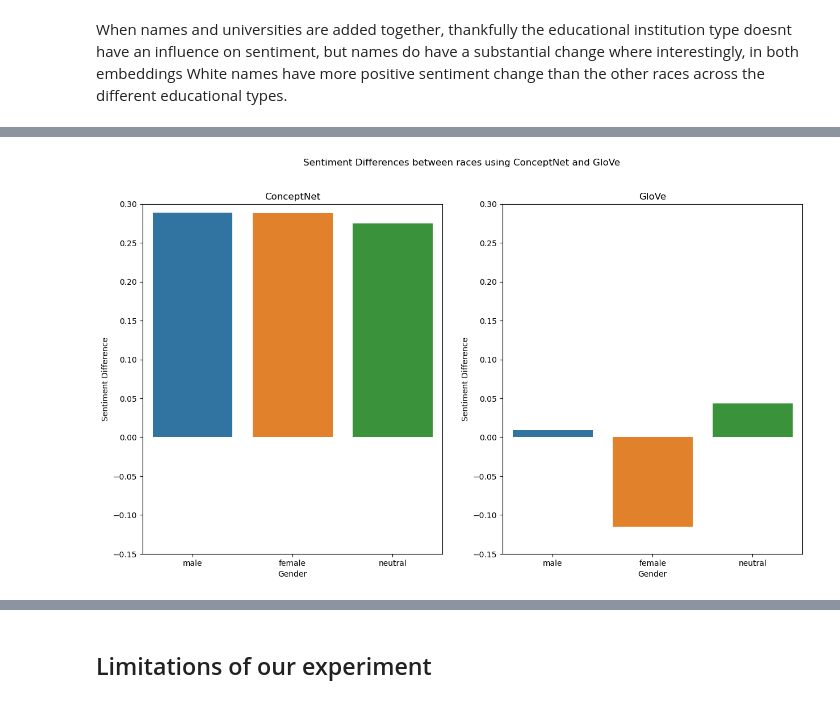
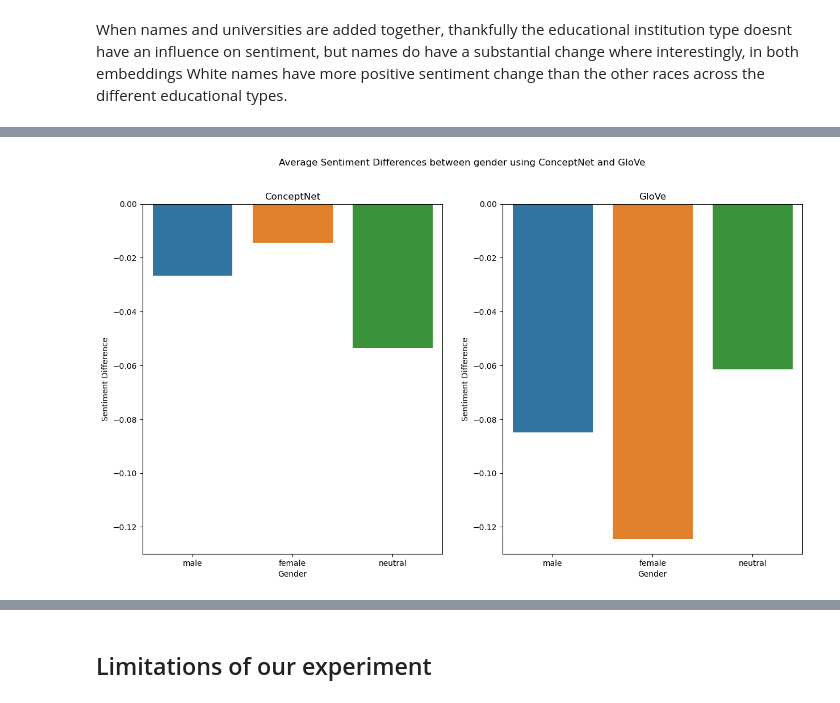
Before and after one commit to lattiric/ML_NN_Final_Proj, a Jupyter notebook: lab_final.ipynb, the cells around one changed output, grey strips where cells are left out. Saved outputs shown, nothing was run; the diff lists cells and outputs as text; code cells hidden in the pictures.

```diff
--- a/lab_final.ipynb
+++ b/lab_final.ipynb
@@ -1202,26 +1186,28 @@ When names and universities are added together, thankfully the educational insti
 # %%
+
+
 male_gender_resume = "I have over 29 years of progressive experience in the electrical, communications, electronics, and telecommunications fields. As Technical Team Lead, he has led major USCG shipboard communications upgrades or shipboard installations on 225' Seagoing Buoy Tenders (WLB), 175' Coastal Buoy Tenders (WLM), and 87' Coastal Patrol Boats (WPB) to mitigate electromagnetic interference (EMI) on these vessels with VHF transceivers and satellite-based GPS systems. He team led the implementation of TCTO 2010 which fielded the VHF antenna relocation to the 225' WLB class and 175' WLM class. He coordinated and was the team leader on the prototype VHF antenna relocation on the 225' WLB class. He was part of the team that designed and developed Relocation and Replacement of CEMT-4265A antennas on the 87' WPB. He also coordinated and team lead the VHF relocation tasking on these classes of USCG vessels. Mr. Roshto was responsible for the scheduling, planning, and performing field implementation of the EMC-EMI Program Support including USCG/USN RADHAZ/EMI control measures. He also provided technical leadership"
-#print(male_gender_resume)
+#male_gender_resume = "During the almost ten (10) years of knowing Bill, he has not only displayed a great talent within the IT organization at Estee Lauder, but has distributed excellent skills and customer service to everyone throughout the company. He is extremely well thought of from every level of management to Senior management. His dedication and diligent to excellence has proven superior time and time again. When called upon he demonstrates top support in a timely and professional manner not to mention that he completes his tasks thoroughly with accuracy never having to be called back again for the same issue. We have been privileged to have such an awesome professional within our organization. I have known Mr. Hale for over a year in academic milieu. During this period I have had the pleasure of being associated with one of the finest people that anyone could ever come in contact with. Williams technical and professional prowess has accorded him the highest regards from his peers. He has a thorough understanding of the job requirements and how to accomplish corporate goals without sacrificing individual creativity."
+#male_gender_resume = "Mr. Tims role as one of three BAs on the team has him conducting user testing and interviews, data gathering, persona development, wireframing, story writing, interface analysis, and being the general usability evangelist. He acts as the NHSN point of contact, keeping the software compliant with evolving CDC requirements. His team produces incremental updates to the code base on a two week sprint cycle and the velocity of his team has increased steadily over the last six months. He developed many tools and applications to aid in the production and testing of the new GUIs. He created a multi-screen interactive Kiosk that was used at numerous tradeshows as a selling tool for the new technologies that he helped develop. He was responsible for all aspects of the UCD process and monitored adherence to the IEC 60601-1-6 usability requirements. He interacted with marketing, the engineering team and clinical contacts to develop personas, workflows, task lists, use cases as well as requirements for the engineering team. He was responsible for design and implementation of clinical testing and analysis software."
 
-female_gender_resume = male_gender_resume.replace(" he ", " she ").replace("He ", "She ").replace(" Mr", " Mrs")
+
+female_gender_resume = male_gender_resume.replace(" he ", " she ").replace("He ", "She ").replace(" Mr", " Mrs").replace(" his ", " her ").replace("His ", "Her ").replace(" him ", " her ").replace("Him ", "Her ")
 #print(female_gender_resume)
 
 #neutral resume
-neutral_gender_resume = male_gender_resume.replace(" he ", " they ").replace("He ", "They ").replace(" Mr", " ")
+neutral_gender_resume = male_gender_resume.replace(" he ", " they ").replace("He ", "They ").replace(" Mr", " ").replace(" his ", " their ").replace("His ", "Their ").replace(" him ", " them ").replace("Him ", "Them ")
 #print(neutral_gender_resume)
 
-no_gender_resume = male_gender_resume.replace(" he ", " ").replace("He ", " ").replace(" Mr", " ")
+no_gender_resume = male_gender_resume.replace(" he ", " ").replace("He ", " ").replace(" Mr", " ").replace(" his ", " ").replace("His ", " ").replace(" him ", " ").replace("Him ", " ")
 #print(no_gender_resume)
-
-gender_dif_df_GL = pd.DataFrame(columns=['Gender_type', 'CN_Sentiment','sent_dif_CN', 'GL_Sentiment', 'sent_dif_GL'])
 
 gender_resumes = []
 gender_resumes.append(male_gender_resume)
 gender_resumes.append(female_gender_resume)
 gender_resumes.append(neutral_gender_resume)
 
-baseline_sent_GL = gloveModelMoreDropout.predict(pad_sequences(tokenizer.texts_to_sequences(no_gender_resume), maxlen=MAX_ART_LEN), verbose=0)
-baseline_sent_CN = conceptNetModelMoreDropout.predict(pad_sequences(tokenizer.texts_to_sequences(no_gender_resume), maxlen=MAX_ART_LEN), verbose=0)
+baseline_sent_GL = gloveModelMoreDropout.predict(pad_sequences(tokenizer.texts_to_sequences([no_gender_resume]), maxlen=MAX_ART_LEN), verbose=0)
+baseline_sent_CN = conceptNetModelMoreDropout.predict(pad_sequences(tokenizer.texts_to_sequences([no_gender_resume]), maxlen=MAX_ART_LEN), verbose=0)
 
 gender_df = pd.DataFrame(columns = ['Gender_assoc', 'ConceptNet_Sentiment', 'Glove_Sentiment', 'CN_Difference_from_Baseline', 'GL_Difference_from_Baseline'])
 
@@ -1235,6 +1221,12 @@ for index, resume in enumerate(gender_resumes):
     comparison_entry = pd.DataFrame({'Gender_assoc':[index],
                                     'ConceptNet_Sentiment':[modified_sent_pred_CN[0][0]],
                                     'Glove_Sentiment':[modified_sent_pred_GL[0][0]],
+                                    'Baseline_CN':[baseline_sent_CN[0][0]],
+                                    'Baseline_GL':[baseline_sent_GL[0][0]],
                                     'CN_Difference_from_Baseline':[sent_dif_CN[0][0]],
                                     'GL_Difference_from_Baseline':[sent_dif_GL[0][0]]})
     gender_df = pd.concat([gender_df,comparison_entry], ignore_index=True)
+
+
+
+gender_df.head()
@@ -1241,26 +1288,35 @@ for index, resume in enumerate(gender_resumes):
 # %%
 #plot the differences of each ethnicity in the sentiment_difference_df
+y_difs = (-.13, 0)
+
+grouped_data = gender_dif_df.groupby('Gender_assoc')
+grouped_data.head()
+
+
+# Calculate the average sentiment difference for each racial group across all excerpts
+average_sentiment_difference = grouped_data.mean().reset_index()
+
 plt.figure(figsize = (15, 8))
-plt.suptitle("Sentiment Differences between races using ConceptNet and GloVe")
+plt.suptitle("Average Sentiment Differences between gender using ConceptNet and GloVe")
 
 
 plt.subplot(1, 2, 1)
-sns.barplot(data=gender_df, x='Gender_assoc', y='CN_Difference_from_Baseline')
+sns.barplot(data=average_sentiment_difference, x='Gender_assoc', y='CN_Difference_from_Baseline')
 plt.xlabel("Gender")
 plt.title("ConceptNet")
 plt.ylabel("Sentiment Difference")
 plt.xticks(ticks = [0,1,2], labels=['male','female','neutral'])
-plt.ylim((-.15, .3))
+plt.ylim(y_difs)
 
 plt.subplot(1,2,2)
-sns.barplot(data=gender_df, x= 'Gender_assoc', y='GL_Difference_from_Baseline')
+sns.barplot(data=average_sentiment_difference, x= 'Gender_assoc', y='GL_Difference_from_Baseline')
 plt.xlabel("Gender")
 plt.title("GloVe")
 plt.ylabel("Sentiment Difference")
 
 plt.xticks(ticks = [0,1,2], labels=['male','female','neutral'])
-plt.ylim((-.15, .3))
+plt.ylim(y_difs)
 
 plt.show()
 # %% [output]
-[figure, old version]
+[figure, new version]
```
Also changed, not shown: parts of 8 cells of this notebook.
